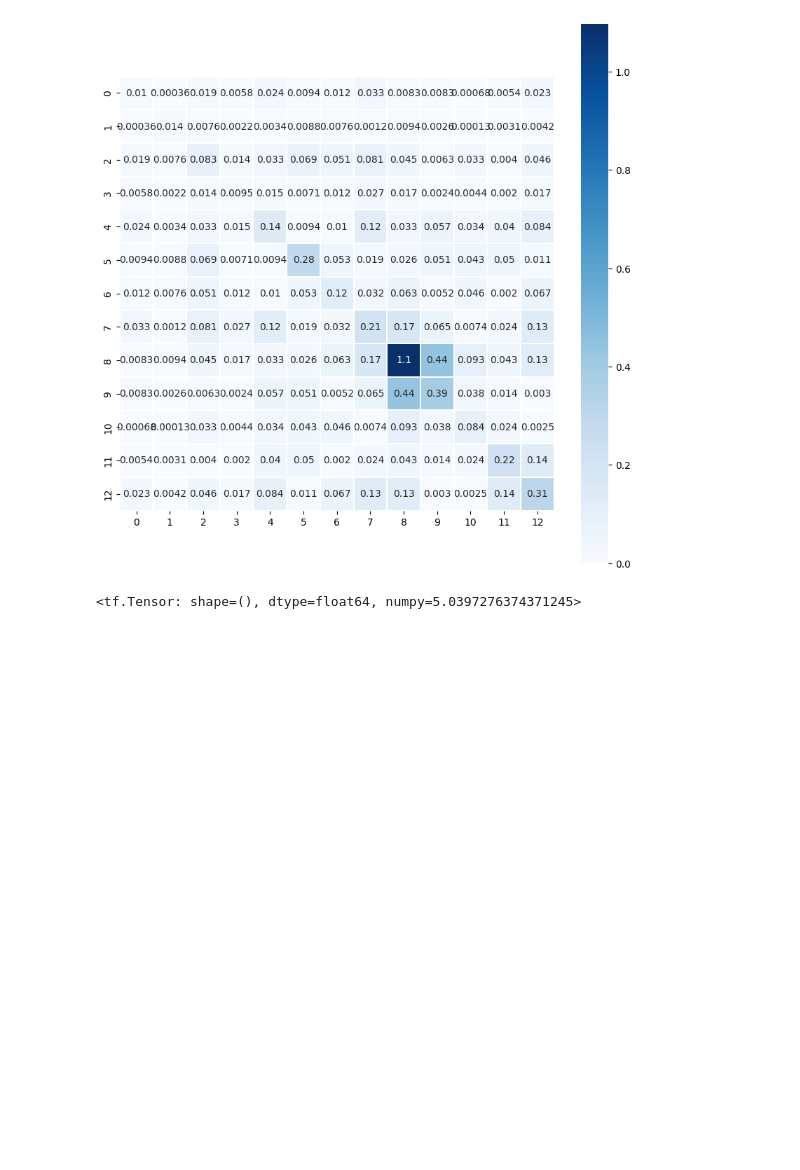
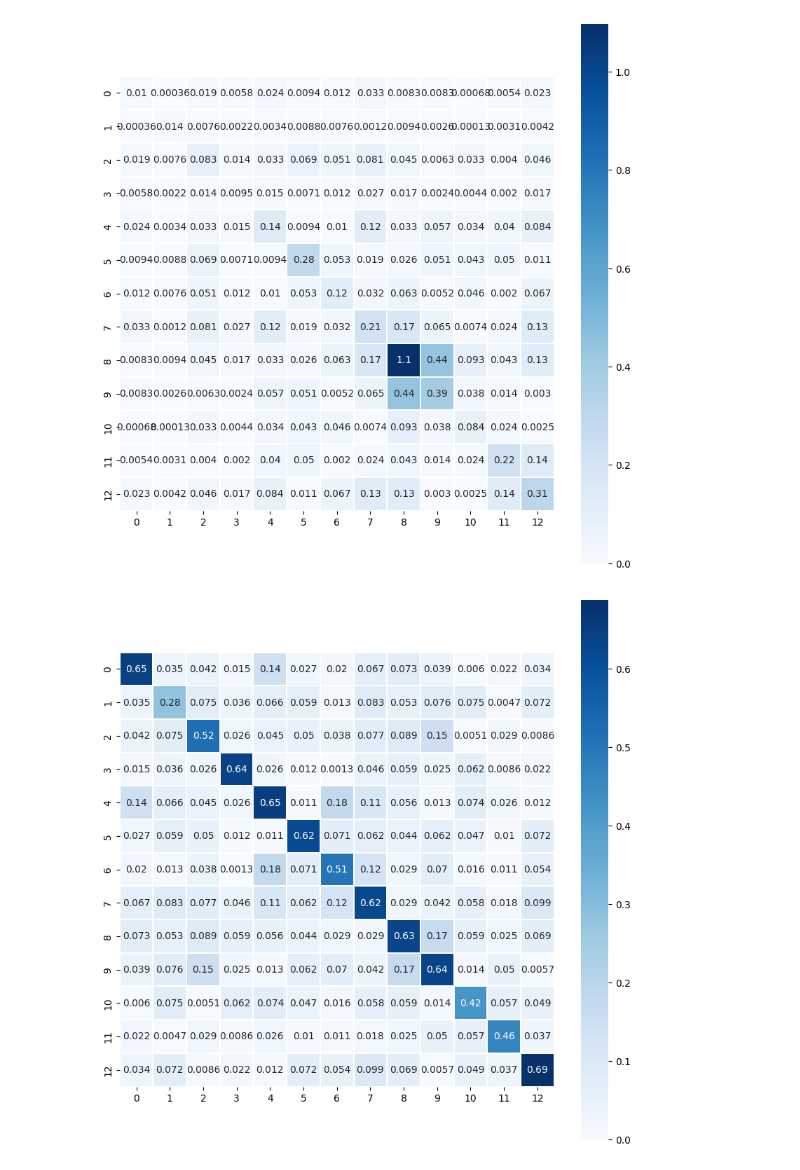
Before and after one commit to mattyred/BSGP_Automatic_Independence_Determination, a Jupyter notebook: Classification_Demo.ipynb, the cells around one changed output. Saved outputs shown, nothing was run; the diff lists cells and outputs as text; code cells hidden in the pictures; blank space fills up the shorter version.

Commit message:
Fix process results kfold

```diff
--- a/Classification_Demo.ipynb
+++ b/Classification_Demo.ipynb
@@ -368,4 +351,8 @@ def horseshoe_logprob(X, scale):
-# %%
-horseshoe_logprob(P, 1)
-# %% [output]
-<tf.Tensor: shape=(), dtype=float64, numpy=5.0397276374371245>
+# %%
+processed_results = process_results.process_results_kfold(filepath='results/run-0001/boston_AID_results.json')
+fig, ax = plt.subplots(1, 1, figsize=(10, 10))
+max = np.max(np.abs(processed_results['precisions_merged_mean_kfold'][0]))
+sns.heatmap(np.abs(processed_results['precisions_merged_mean_kfold'][0]), annot=True, square=True, cmap='Blues', vmax=max, vmin=0, center=max/2., linewidth=.3, ax=ax)
+plt.show()
+# %% [output]
+[figure, added]
```
Also changed, not shown: parts of 4 cells of this notebook, 1 other file.
